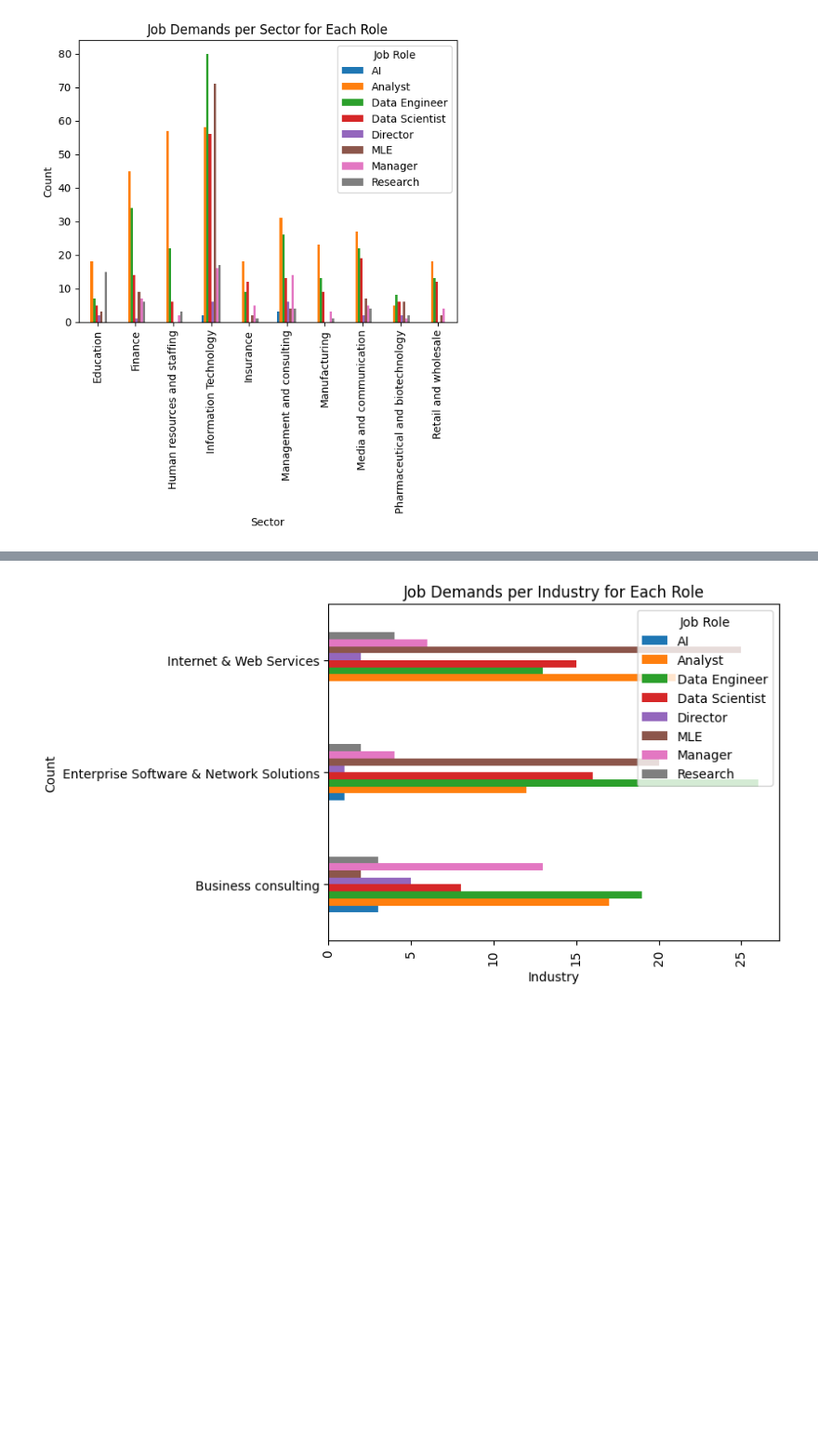
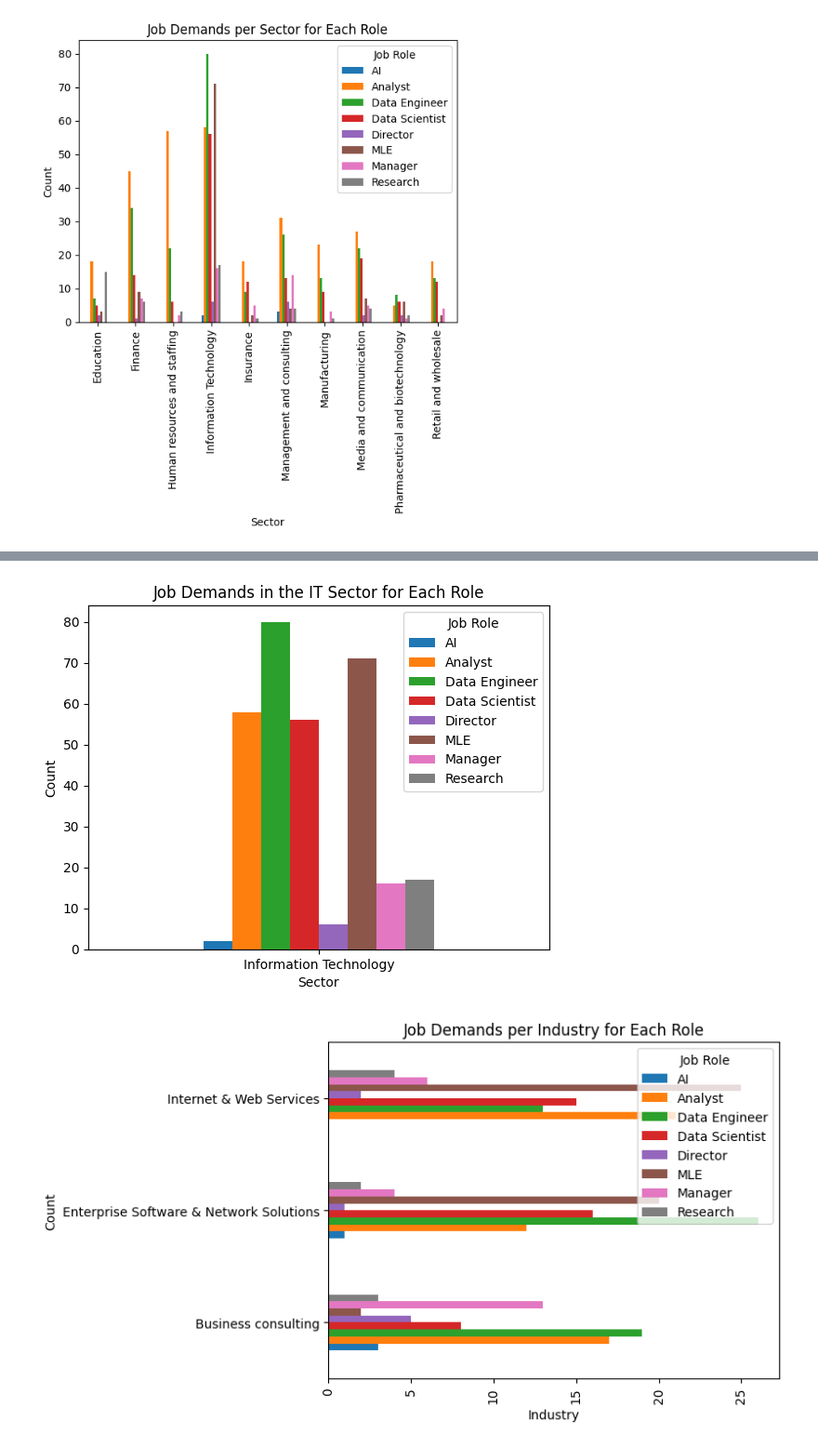
Before and after one commit to ArjunxyzSatish/Job-Analysis-Data-Science-Project-, a Jupyter notebook: EDA.ipynb, the cells around one changed output, grey strips where cells are left out. Shown at 93% size. Saved outputs shown, nothing was run; the diff lists cells and outputs as text; code cells hidden in the pictures; blank space fills up the shorter version.

```diff
--- a/EDA.ipynb
+++ b/EDA.ipynb
@@ -234,3 +236,15 @@ plt.show()
+# %%
+# have an option in the webapp to input the industry name and have this distribution pop up
+sect_job = pd.pivot_table(df[df['Sector'].str.contains('Info', na = False, case = False)], index = 'Sector', columns = 'Title_Simp', aggfunc = 'size')
+ax = sect_job.plot(kind = 'bar')
+plt.xticks(rotation = 0)
+plt.xlabel('Sector')
+plt.ylabel('Count')
+plt.title('Job Demands in the IT Sector for Each Role')
+ax.legend(title = 'Job Role', loc = 'upper right')
+plt.show()
+# %% [output]
+[figure, added]
 # %%
 top_ind = df.Industry.value_counts().head(3).index
 top_ind_df = df[df.Industry.isin(top_ind)]
```
Also changed, not shown: parts of 3 cells of this notebook, 9 other files.
